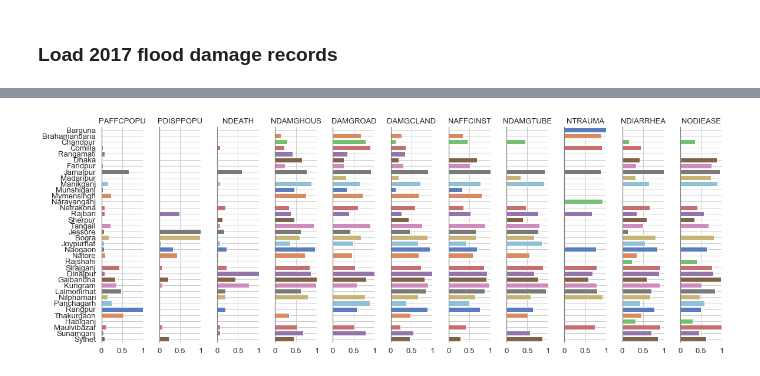
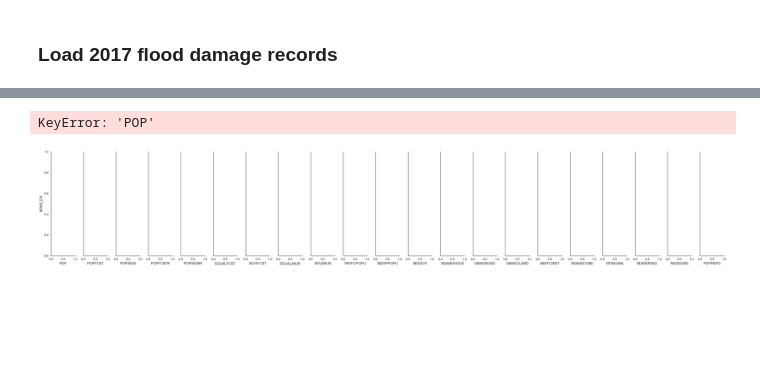
Before and after one commit to gnodnooh/VulnRiskImpact-BGD, a Jupyter notebook: FVI_Assessment2.ipynb, the cells around one changed output, grey strips where cells are left out. Drawn from its saved outputs; the diff is of its cells as text; code cells hidden in the pictures; blank space fills up the shorter version.

Commit message:
new figures

```diff
--- a/FVI_Assessment2.ipynb
+++ b/FVI_Assessment2.ipynb
@@ -31,6 +31,7 @@ shape3['ADM3_PCODE'] = shape3['ADM3_PCODE'].astype(int)
 f45t30 = '30' + shape3.loc[shape3['ADM1_PCODE'] == '45', 'ADM2_PCODE'].str[2:]
 shape3.loc[shape3['ADM1_PCODE'] == '45', 'ADM2_PCODE'] = f45t30.values
 shape3['ADM2_PCODE'] = shape3['ADM2_PCODE'].astype(int)
+shape3 = shape3.drop(shape3.columns[[0,1,4,5,6,9,10,11,12,13,14,15]], axis=1)
 ADM2 = shape3[['ADM2_EN','ADM2_PCODE']].copy().drop_duplicates()
 ADM2['ADM2_PCODE'] = ADM2['ADM2_PCODE'].astype(int)
 # District
@@ -42,6 +43,11 @@ shape2.loc[shape2['ADM1_PCODE'] == '45', 'ADM2_PCODE'] = f45t30.values
 shape2['ADM2_PCODE'] = shape2['ADM2_PCODE'].astype(int)
 # ------------------------------------------------- #
 
+# District-level Population
+df = pd.read_excel('./data/disaster_records/damagedata_DDM.xlsx',
+                   sheet_name='total_population',skiprows=0,skipfooter=0).fillna(0)
+popu2017 = df[['ADM2_PCODE', 'Population']]
+
 # Load Vulnerability
 vuln = pd.read_hdf('./data/vuln_calculated_adm3.hdf')
 # %% [markdown]
@@ -281,38 +197,24 @@ damage
 # %%
-# Temprary data and Seaborn setting
-temp = damage.copy().reset_index()
-# temp = temp[temp.columns[:5]]
-temp.index.name = 'Group'
-temp = temp.merge(shape2[['ADM2_EN','ADM2_PCODE']], how='inner', left_on='ADM2_PCODE',right_on='ADM2_PCODE')
-
 # PairGrid plots
 sns.set(style="white", font_scale=1.2)
-g = sns.PairGrid(temp, x_vars=temp.columns[1:-1], y_vars=['ADM2_EN'],
-                height=6, aspect=.25)
+g = sns.PairGrid(temp, x_vars=result.columns[1:], y_vars=['ADM2_EN'], height=7, aspect=.27)
 g.map(sns.barplot, palette='muted')
 
 # Same x axis limits on all columns and add better labels
-g.set(xlim=[0, 1], xticks=[0,0.5,1], xticklabels=[0, 0.5, 1], xlabel='',
-      ylabel="", yticklabels=temp['ADM2_EN'])
-
+# g.set(xlim=[0, 1], xticks=[0,0.5,1], xticklabels=[0, 0.5, 1], xlabel='', ylabel='', yticklabels=temp['ADM2_EN'])
+g.set(xlim=[0, 0.5], xticks=[0,0.25,0.5], xticklabels=[0, '', 0.5], xlabel='', ylabel='', yticklabels=temp['ADM2_EN'])
+# g.axes[0,1].set_xlim(-40,10)
 # Title and Grids
 for ax, title in zip(g.axes.flat, temp.columns[1:]):
     # Title (Group name)
     ax.set_title(title, fontfamily='sans-serif', fontsize=13)
     # Make the grid horizontal instead of vertical
     ax.xaxis.grid(True)
     ax.yaxis.grid(True)
     ax.spines['left'].set_color('grey')
 
 # Remove axis lines
-sns.despine(left=False, bottom=True)
-plt.tight_layout()
-plt.show()
-
-# Save a figure
-if False:
-    fn_save = './figures/Vulnerability_comparison_'+method+'.png'
-    g.savefig(fn_save, bbox_inches='tight')
-    print('%s is saved.' % fn_save)
+sns.despine(left=False, bottom=True);plt.tight_layout();plt.show()
 # %% [output]
+KeyError: 'POP'
-[figure, old version]
+[figure, new version]
```
Also changed, not shown: parts of 19 cells of this notebook, 5 other files.
